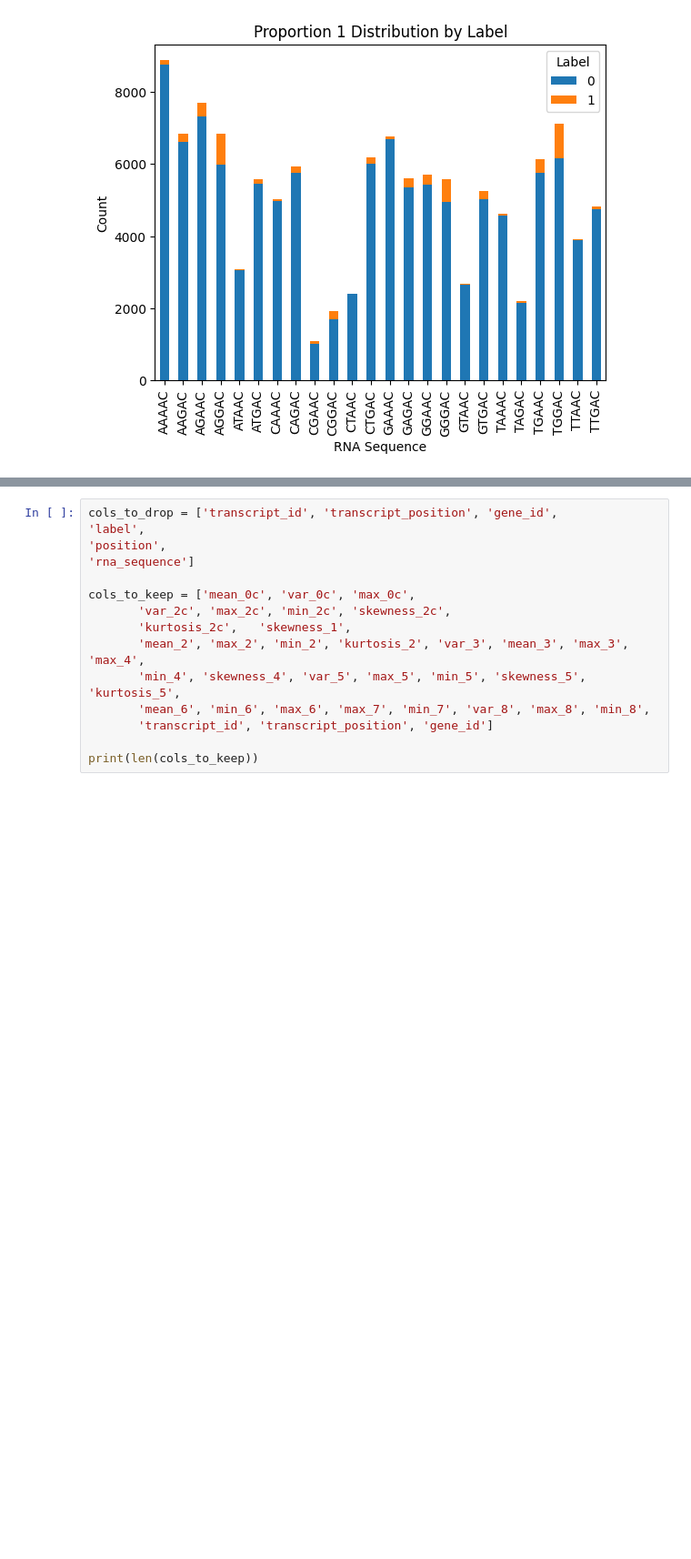
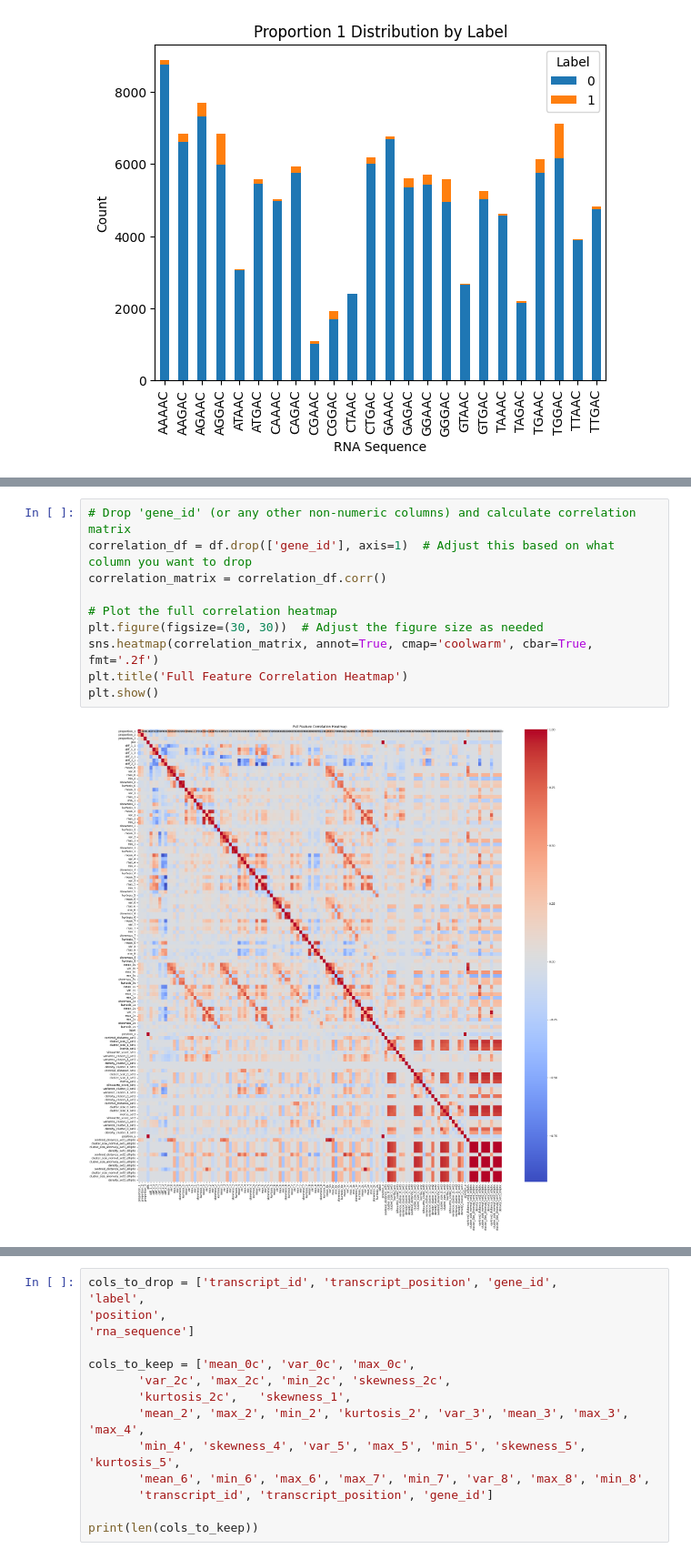
Before and after one commit to yunethiri/DSA4262-geneandtonic, a Jupyter notebook: full_training.ipynb, the cells around one changed output, grey strips where cells are left out. Shown at 91% size. Drawn from its saved outputs; the diff is of its cells as text; blank space fills up the shorter version.

```diff
--- a/full_training.ipynb
+++ b/full_training.ipynb
@@ -211,3 +315,15 @@ plt.show()
+# %%
+# Drop 'gene_id' (or any other non-numeric columns) and calculate correlation matrix
+correlation_df = df.drop(['gene_id'], axis=1)  # Adjust this based on what column you want to drop
+correlation_matrix = correlation_df.corr()
+
+# Plot the full correlation heatmap
+plt.figure(figsize=(30, 30))  # Adjust the figure size as needed
+sns.heatmap(correlation_matrix, annot=True, cmap='coolwarm', cbar=True, fmt='.2f')
+plt.title('Full Feature Correlation Heatmap')
+plt.show()
+# %% [output]
+[figure, added]
 # %%
 for column in df_full.columns:
     print(f"'{column}',")
```
Also changed, not shown: parts of 19 cells of this notebook, 2 other files.
